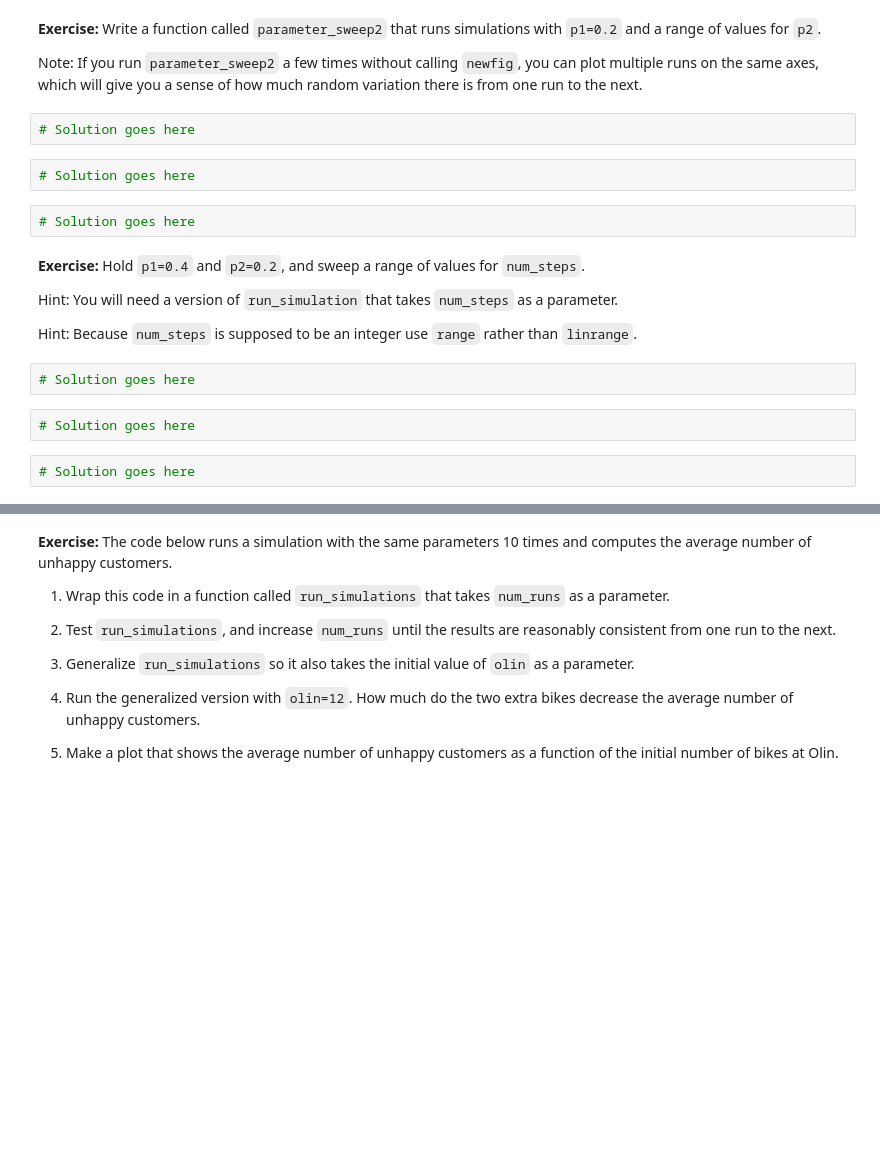
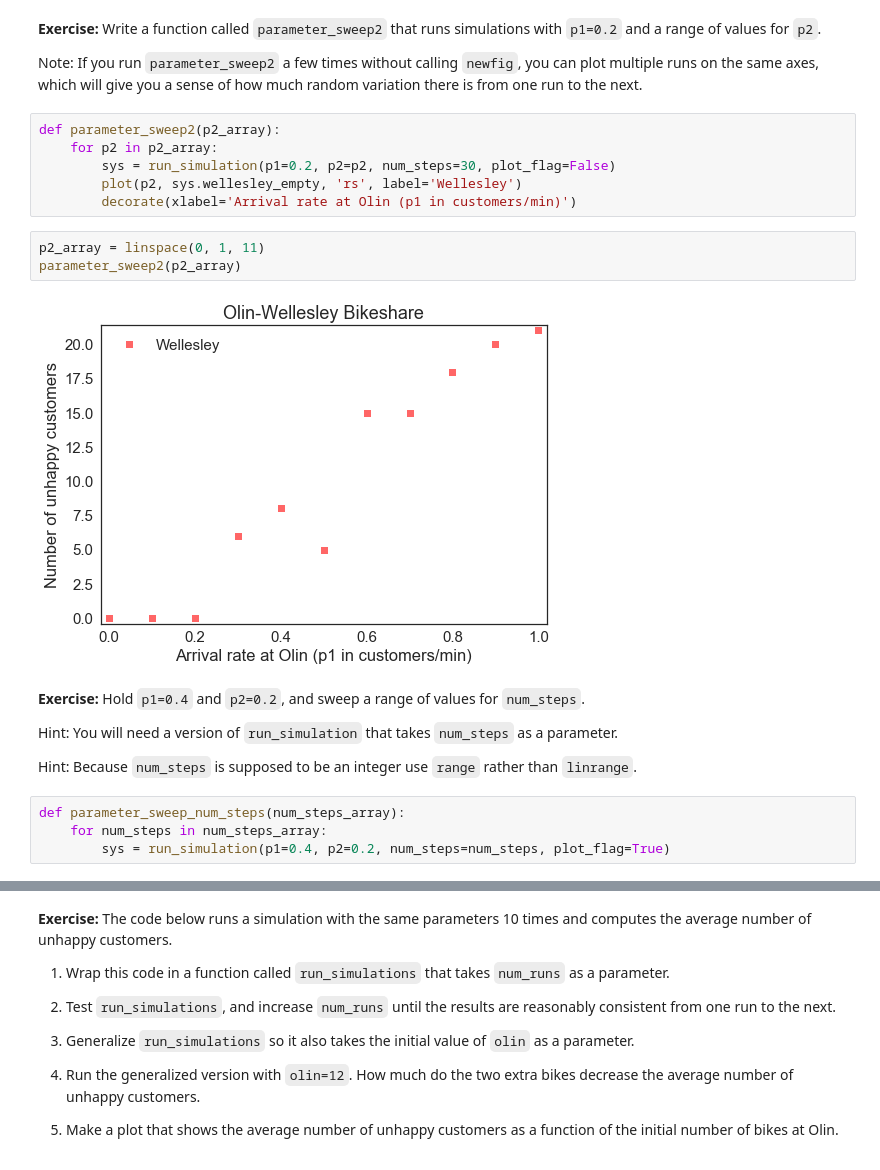
Before and after one commit to Bogidon/ModSimPy, a Jupyter notebook: code/chap02mine.ipynb, the cells around one changed output, grey strips where cells are left out. Cells and saved outputs as stored; diff of their text form; blank space fills up the shorter version.

```diff
--- a/code/chap02mine.ipynb
+++ b/code/chap02mine.ipynb
@@ -575,21 +653,24 @@ Once you have the function working, modify it so it also plots the number of unh
 **Exercise:** Write a function called `parameter_sweep2` that runs simulations with `p1=0.2` and a range of values for `p2`.
 
 Note: If you run `parameter_sweep2` a few times without calling `newfig`, you can plot multiple runs on the same axes, which will give you a sense of how much random variation there is from one run to the next.
-# %%
-# Solution goes here
-# %%
-# Solution goes here
-# %%
-# Solution goes here
+# %%
+def parameter_sweep2(p2_array):
+    for p2 in p2_array:
+        sys = run_simulation(p1=0.2, p2=p2, num_steps=30, plot_flag=False)
+        plot(p2, sys.wellesley_empty, 'rs', label='Wellesley')
+        decorate(xlabel='Arrival rate at Olin (p1 in customers/min)')
+# %%
+p2_array = linspace(0, 1, 11)
+parameter_sweep2(p2_array)
+# %% [output]
+[figure, added]
 # %% [markdown]
 **Exercise:** Hold `p1=0.4` and `p2=0.2`, and sweep a range of values for `num_steps`.
 
 Hint: You will need a version of `run_simulation` that takes `num_steps` as a parameter.
 
 Hint: Because `num_steps` is supposed to be an integer use `range` rather than `linrange`.
-# %%
-# Solution goes here
-# %%
-# Solution goes here
-# %%
-# Solution goes here
+# %%
+def parameter_sweep_num_steps(num_steps_array):
+    for num_steps in num_steps_array:
+        sys = run_simulation(p1=0.4, p2=0.2, num_steps=num_steps, plot_flag=True)
```
Also changed, not shown: parts of 54 cells of this notebook, 1 other file.
